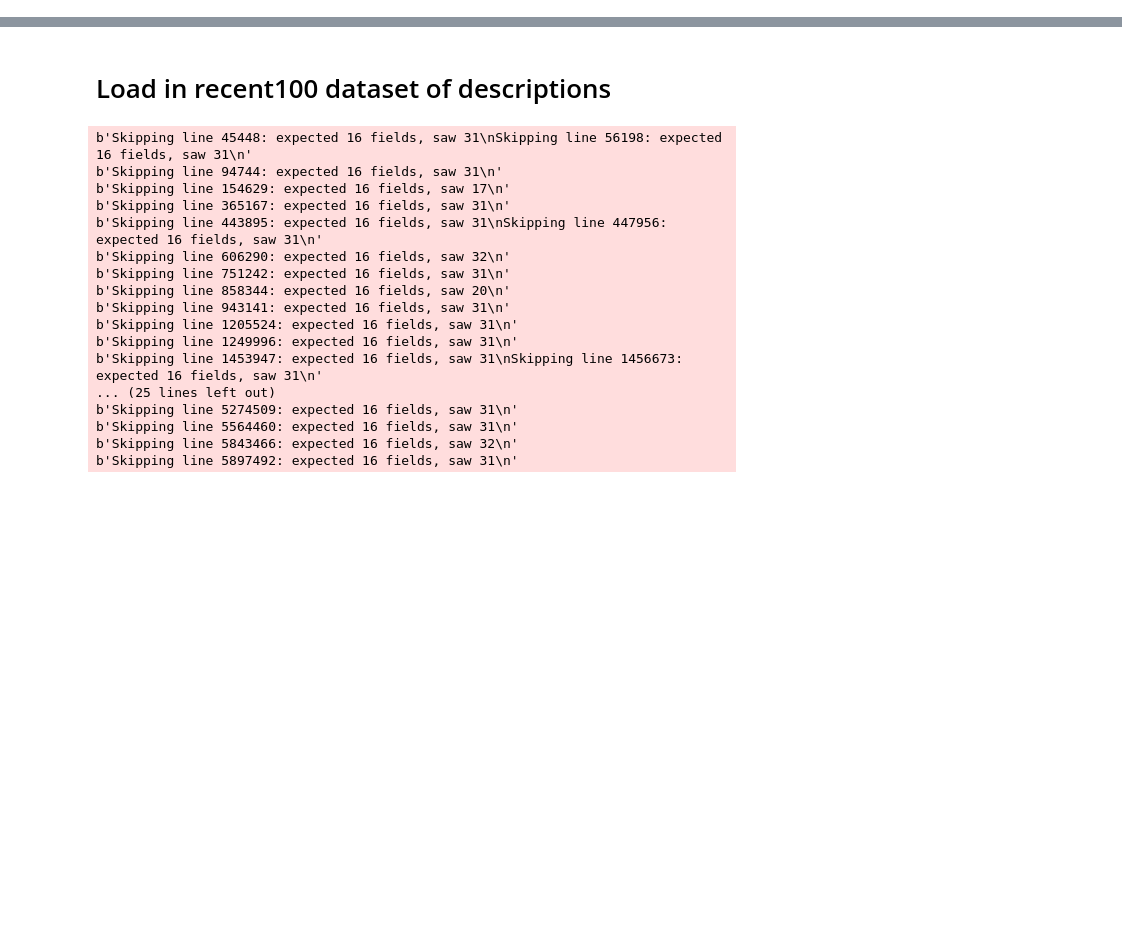
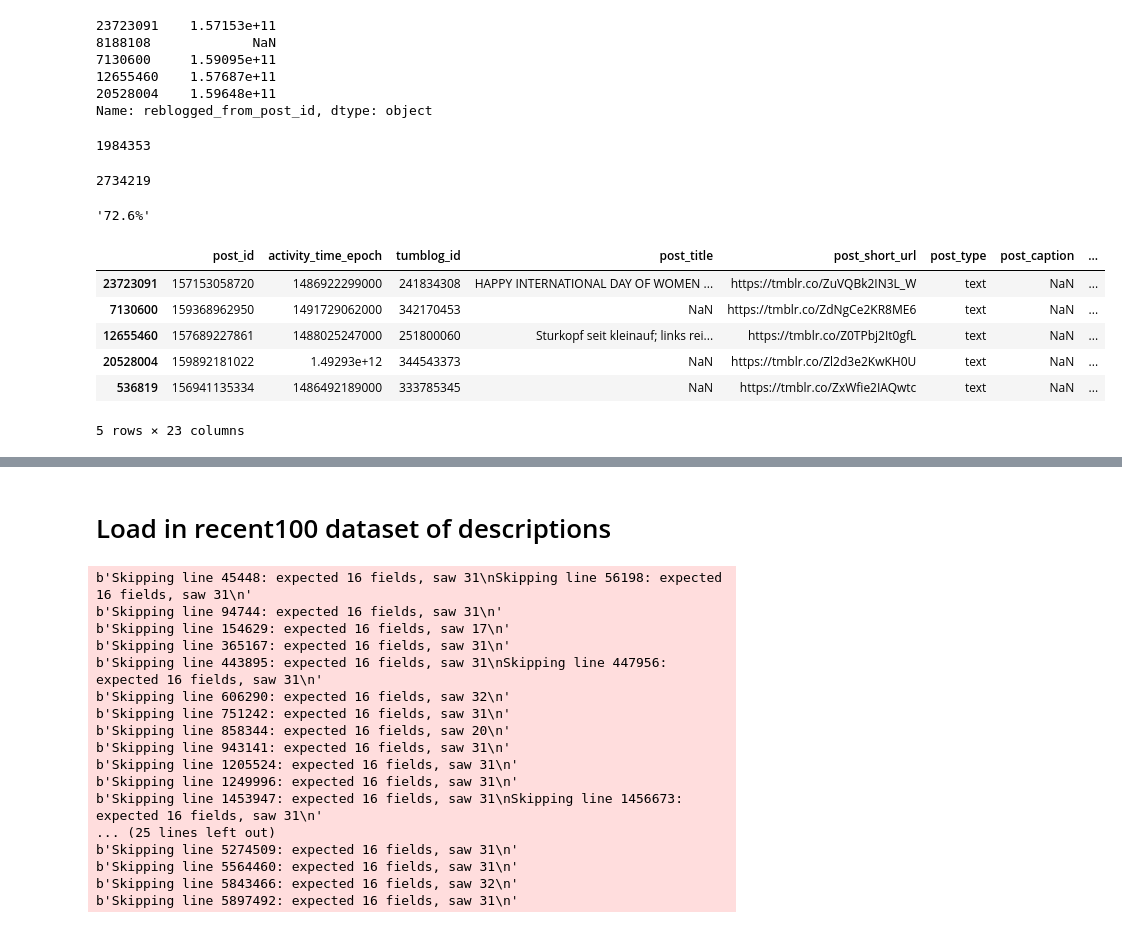
Before and after one commit to michaelmilleryoder/tumblr-scripts, a Jupyter notebook: jupyter/identity_data.ipynb, the cells around one changed output, grey strips where cells are left out. Cells and saved outputs as stored; diff of their text form; code cells hidden in the pictures; blank space fills up the shorter version.

```diff
--- a/jupyter/identity_data.ipynb
+++ b/jupyter/identity_data.ipynb
@@ -25,0 +28,5 @@ import spacy
+# %%
+# Load data (72G)
+textposts = pd.read_pickle('/usr0/home/mamille2/tumblr/data/textposts_recent100.pkl')
+print(textposts.columns)
+len(textposts)
@@ -25,0 +43,38 @@ import spacy
+# %%
+# Downsample
+s = textposts.sample(frac=.1)
+s.to_pickle('/usr0/home/mamille2/tumblr/data/textposts_recent100_10percent.pkl')
+# %%
+s['reblogged_from_post_id'].head()
+# %% [output]
+23723091    1.57153e+11
+8188108             NaN
+7130600     1.59095e+11
+12655460    1.57687e+11
+20528004    1.59648e+11
+Name: reblogged_from_post_id, dtype: object
+# %%
+# Try to find parents of reblogs
+rb = s[s['reblogged_from_post_id'].map(lambda x: not np.isnan(x))]
+len(rb)
+# %% [output]
+1984353
+# %%
+len(s)
+# %% [output]
+2734219
+# %%
+# %reblogs
+f'{len(rb)/len(s):.1%}'
+# %% [output]
+'72.6%'
+# %%
+rb.head()
+# %% [output]
+|  | post_id | activity_time_epoch | tumblog_id | post_title | post_short_url | post_type | post_caption | ... |
+| 23723091 | 157153058720 | 1486922299000 | 241834308 | HAPPY INTERNATIONAL DAY OF WOMEN ... | https://tmblr.co/ZuVQBk2IN3L_W | text | NaN | ... |
+| 7130600 | 159368962950 | 1491729062000 | 342170453 | NaN | https://tmblr.co/ZdNgCe2KR8ME6 | text | NaN | ... |
+| 12655460 | 157689227861 | 1488025247000 | 251800060 | Sturkopf seit kleinauf; links rei... | https://tmblr.co/Z0TPbj2It0gfL | text | NaN | ... |
+| 20528004 | 159892181022 | 1.49293e+12 | 344543373 | NaN | https://tmblr.co/Zl2d3e2KwKH0U | text | NaN | ... |
+| 536819 | 156941135334 | 1486492189000 | 333785345 | NaN | https://tmblr.co/ZxWfie2IAQwtc | text | NaN | ... |
+5 rows × 23 columns
```
Also changed, not shown: parts of 5 cells of this notebook, 1 other file.
